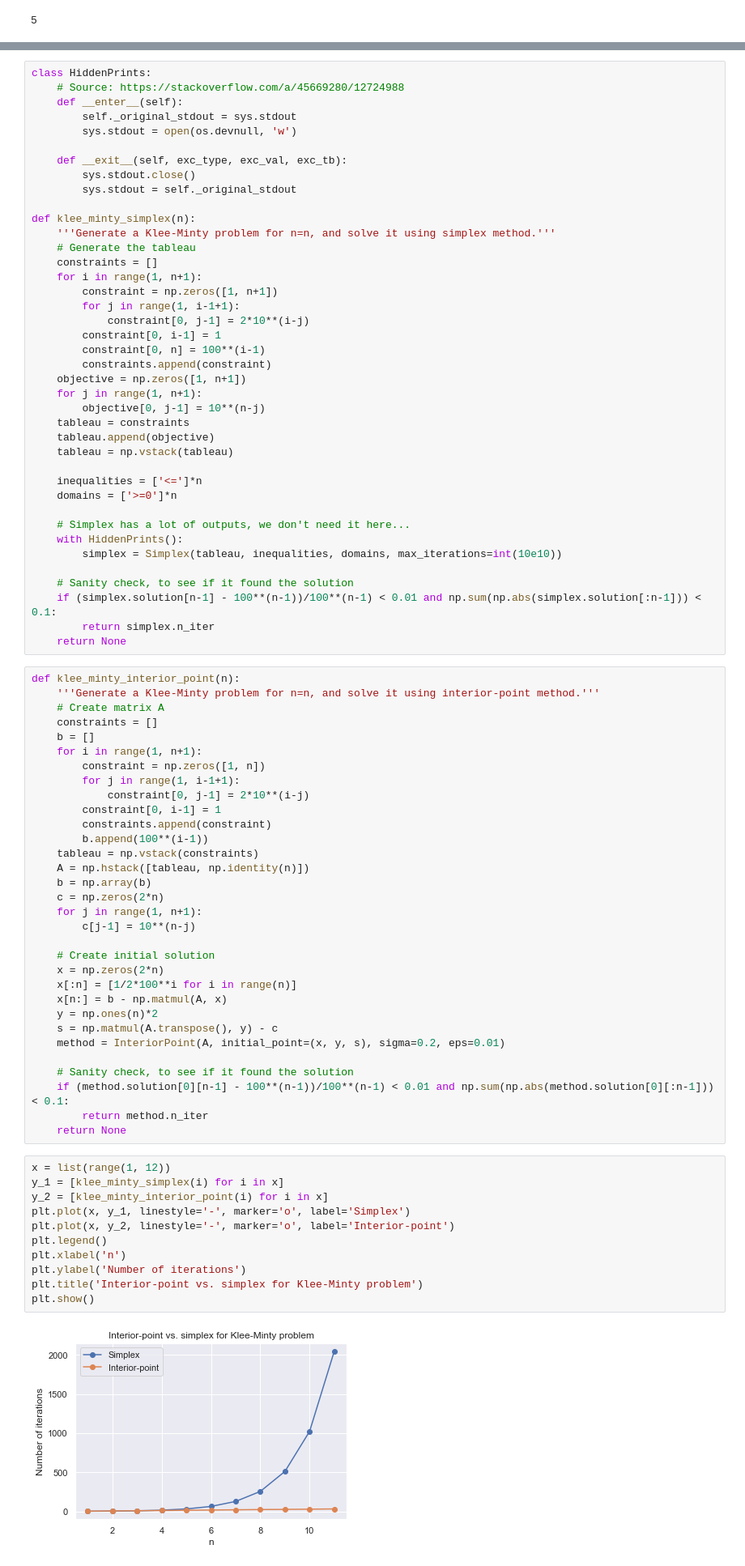
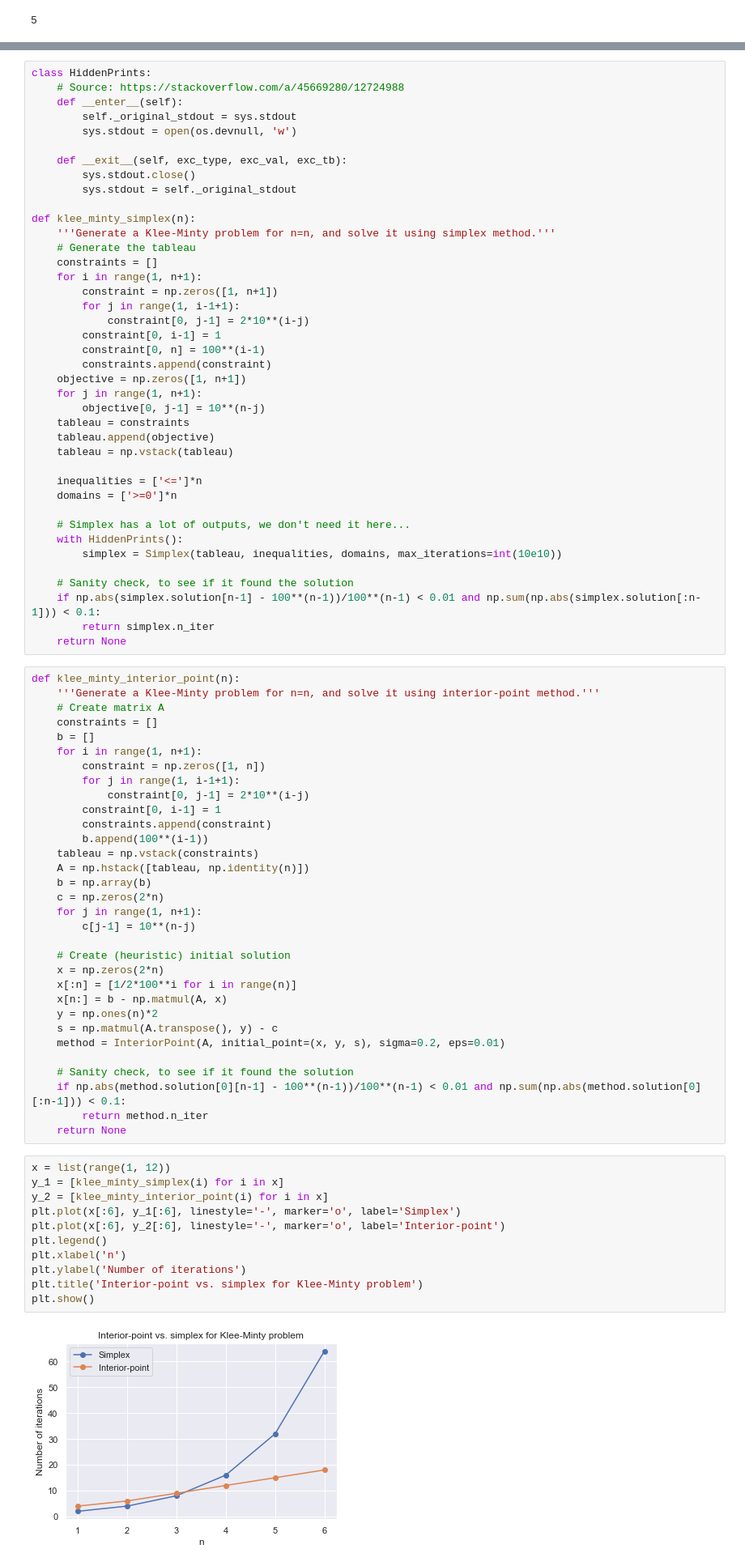
Before and after one commit to lucasresck/linear-and-integer-programming, a Jupyter notebook: notebooks/interior_point_examples.ipynb, the cells around one changed output, grey strips where cells are left out. Shown at 81% size. Drawn from its saved outputs; the diff is of its cells as text.

```diff
--- a/notebooks/interior_point_examples.ipynb
+++ b/notebooks/interior_point_examples.ipynb
@@ -309,7 +309,7 @@ def klee_minty_simplex(n):
         simplex = Simplex(tableau, inequalities, domains, max_iterations=int(10e10))
 
     # Sanity check, to see if it found the solution
-    if (simplex.solution[n-1] - 100**(n-1))/100**(n-1) < 0.01 and np.sum(np.abs(simplex.solution[:n-1])) < 0.1:
+    if np.abs(simplex.solution[n-1] - 100**(n-1))/100**(n-1) < 0.01 and np.sum(np.abs(simplex.solution[:n-1])) < 0.1:
         return simplex.n_iter
     return None
 # %%
@@ -332,7 +332,7 @@ def klee_minty_interior_point(n):
     for j in range(1, n+1):
         c[j-1] = 10**(n-j)
 
-    # Create initial solution
+    # Create (heuristic) initial solution
     x = np.zeros(2*n)
     x[:n] = [1/2*100**i for i in range(n)]
     x[n:] = b - np.matmul(A, x)
@@ -341,19 +341,19 @@ def klee_minty_interior_point(n):
     method = InteriorPoint(A, initial_point=(x, y, s), sigma=0.2, eps=0.01)
 
     # Sanity check, to see if it found the solution
-    if (method.solution[0][n-1] - 100**(n-1))/100**(n-1) < 0.01 and np.sum(np.abs(method.solution[0][:n-1])) < 0.1:
+    if np.abs(method.solution[0][n-1] - 100**(n-1))/100**(n-1) < 0.01 and np.sum(np.abs(method.solution[0][:n-1])) < 0.1:
         return method.n_iter
     return None
 # %%
 x = list(range(1, 12))
 y_1 = [klee_minty_simplex(i) for i in x]
 y_2 = [klee_minty_interior_point(i) for i in x]
-plt.plot(x, y_1, linestyle='-', marker='o', label='Simplex')
-plt.plot(x, y_2, linestyle='-', marker='o', label='Interior-point')
+plt.plot(x[:6], y_1[:6], linestyle='-', marker='o', label='Simplex')
+plt.plot(x[:6], y_2[:6], linestyle='-', marker='o', label='Interior-point')
 plt.legend()
 plt.xlabel('n')
 plt.ylabel('Number of iterations')
 plt.title('Interior-point vs. simplex for Klee-Minty problem')
 plt.show()
 # %% [output]
-[figure, old version]
+[figure, new version]
```
Also changed, not shown: parts of 1 cell of this notebook.
